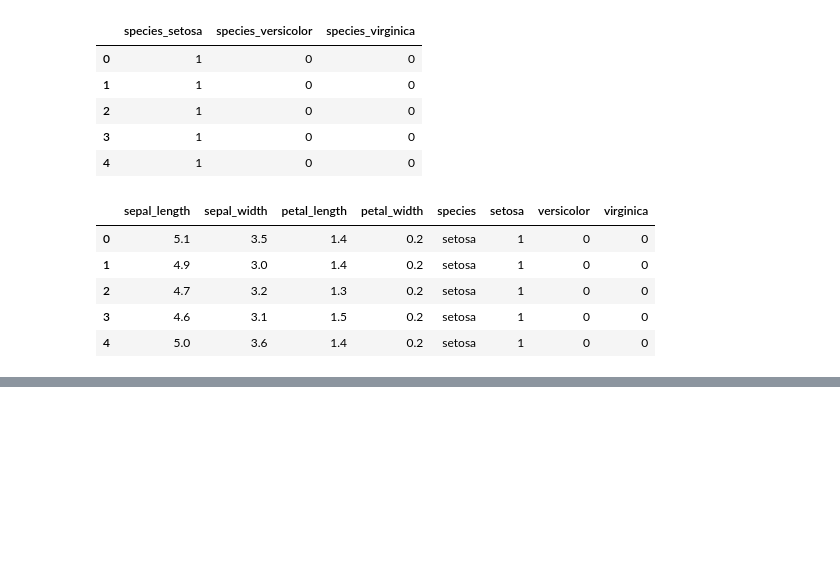
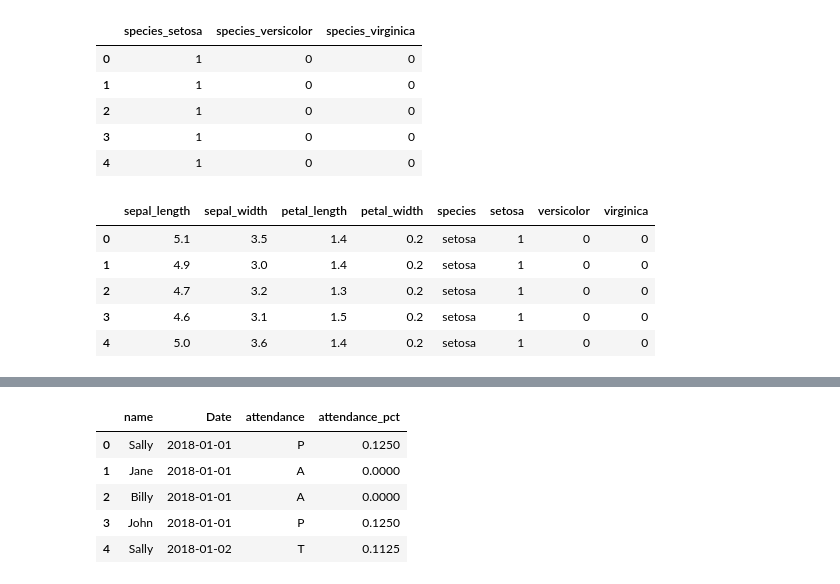
Before and after one commit to Ken-Alviola/classification-exercises, a Jupyter notebook: classification_exercises.ipynb, the cells around one changed output, grey strips where cells are left out. Drawn from its saved outputs; the diff is of its cells as text; code cells hidden in the pictures; blank space fills up the shorter version.

```diff
--- a/classification_exercises.ipynb
+++ b/classification_exercises.ipynb
@@ -292,0 +307,3 @@ Name: grade, dtype: float64
+# %%
+attendance_melt = pd.melt(attendance_df, id_vars = 'name', var_name = 'Date',value_name = 'attendance')
+attendance_melt.head()
@@ -292,0 +317,20 @@ Name: grade, dtype: float64
+# %%
+def attendance_percentage(string):
+    if string == 'P':
+        return 0.125
+    elif string == 'H':
+        return 0.0625
+    elif string == 'T':
+        return 0.1125
+    else:
+        return 0
+# %%
+attendance_melt['attendance_pct'] = attendance_melt.attendance.apply(attendance_percentage)
+attendance_melt.head()
+# %% [output]
+|  | name | Date | attendance | attendance_pct |
+| 0 | Sally | 2018-01-01 | P | 0.1250 |
+| 1 | Jane | 2018-01-01 | A | 0.0000 |
+| 2 | Billy | 2018-01-01 | A | 0.0000 |
+| 3 | John | 2018-01-01 | P | 0.1250 |
+| 4 | Sally | 2018-01-02 | T | 0.1125 |
```
Also changed, not shown: parts of 6 cells of this notebook.
